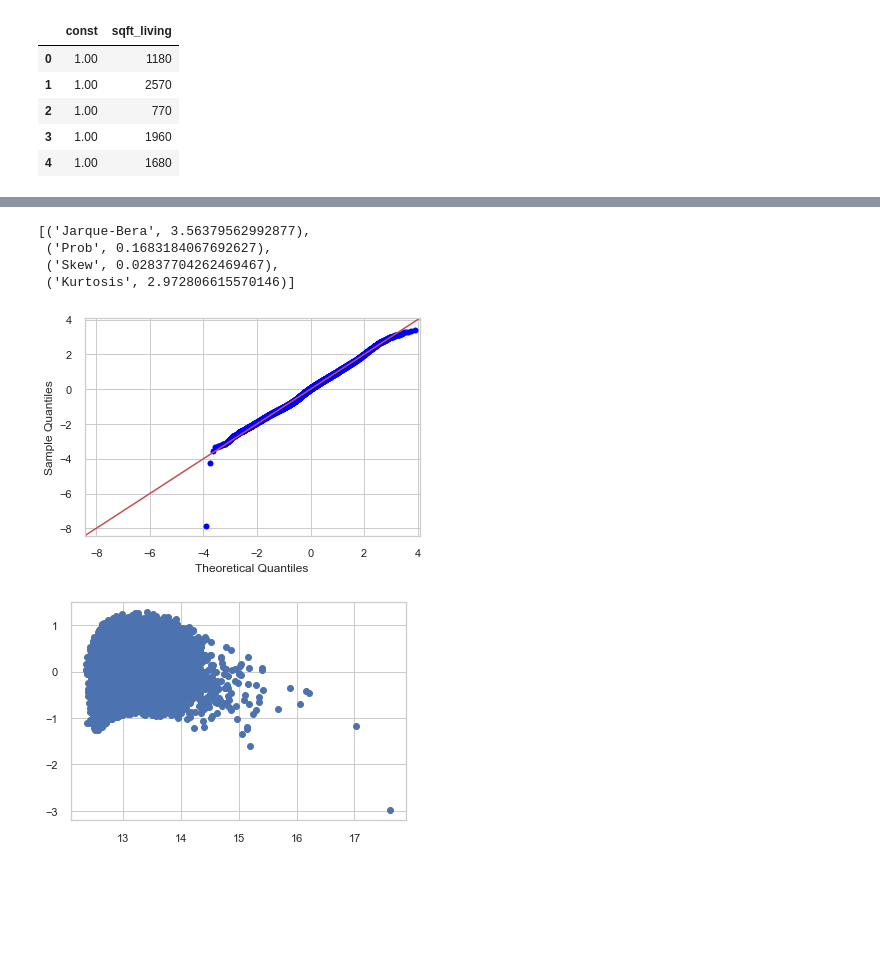
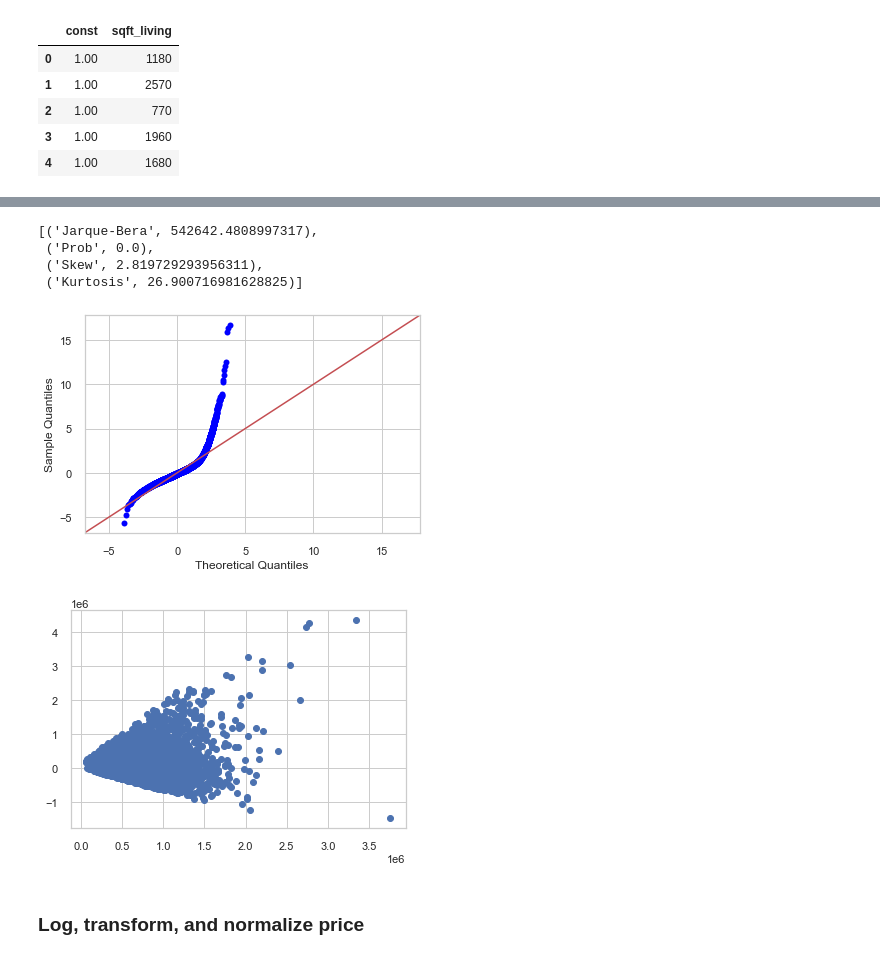
Before and after one commit to MHolthouser1024/Phase-2-housing-project, a Jupyter notebook: Final_Notebook.ipynb, the cells around one changed output, grey strips where cells are left out. Saved outputs shown, nothing was run; the diff lists cells and outputs as text; code cells hidden in the pictures; blank space fills up the shorter version.

```diff
--- a/Final_Notebook.ipynb
+++ b/Final_Notebook.ipynb
@@ -364,7 +364,3 @@ kchd.head()
 ### Baseline Model
 
 Since sqft_living has the strongest relationship with price, I will use sqft_living in my baseline model.
-# %%
-## Log price
-kchd['price_log'] = np.log(kchd['price'])
-kchd
@@ -421,22 +407,24 @@ Notes:
 strong multicollinearity or other numerical problems.
 # %%
 # JB test for sqft_living
-f = 'price_log~sqft_living'
+f = 'price~sqft_living'
 model = smf.ols(formula=f, data=kchd).fit()
 resid1 = model.resid
 fig = sm.graphics.qqplot(resid1, dist=stats.norm, line='45', fit=True)
 
 name = ['Jarque-Bera','Prob','Skew', 'Kurtosis']
 test = sms.jarque_bera(model.resid)
 list(zip(name, test))
 # %% [output]
-[('Jarque-Bera', 3.56379562992877),
- ('Prob', 0.1683184067692627),
- ('Skew', 0.02837704262469467),
- ('Kurtosis', 2.972806615570146)]
+[('Jarque-Bera', 542642.4808997317),
+ ('Prob', 0.0),
+ ('Skew', 2.819729293956311),
+ ('Kurtosis', 26.900716981628825)]
-[figure, old version]
+[figure, new version]
 # %%
 ## Check for Homoskedasticity
 plt. scatter(x=model.fittedvalues, y=model.resid);
 # %% [output]
-[figure, old version]
+[figure, new version]
+# %% [markdown]
+### Log, transform, and normalize price
```
Also changed, not shown: parts of 15 cells of this notebook.
